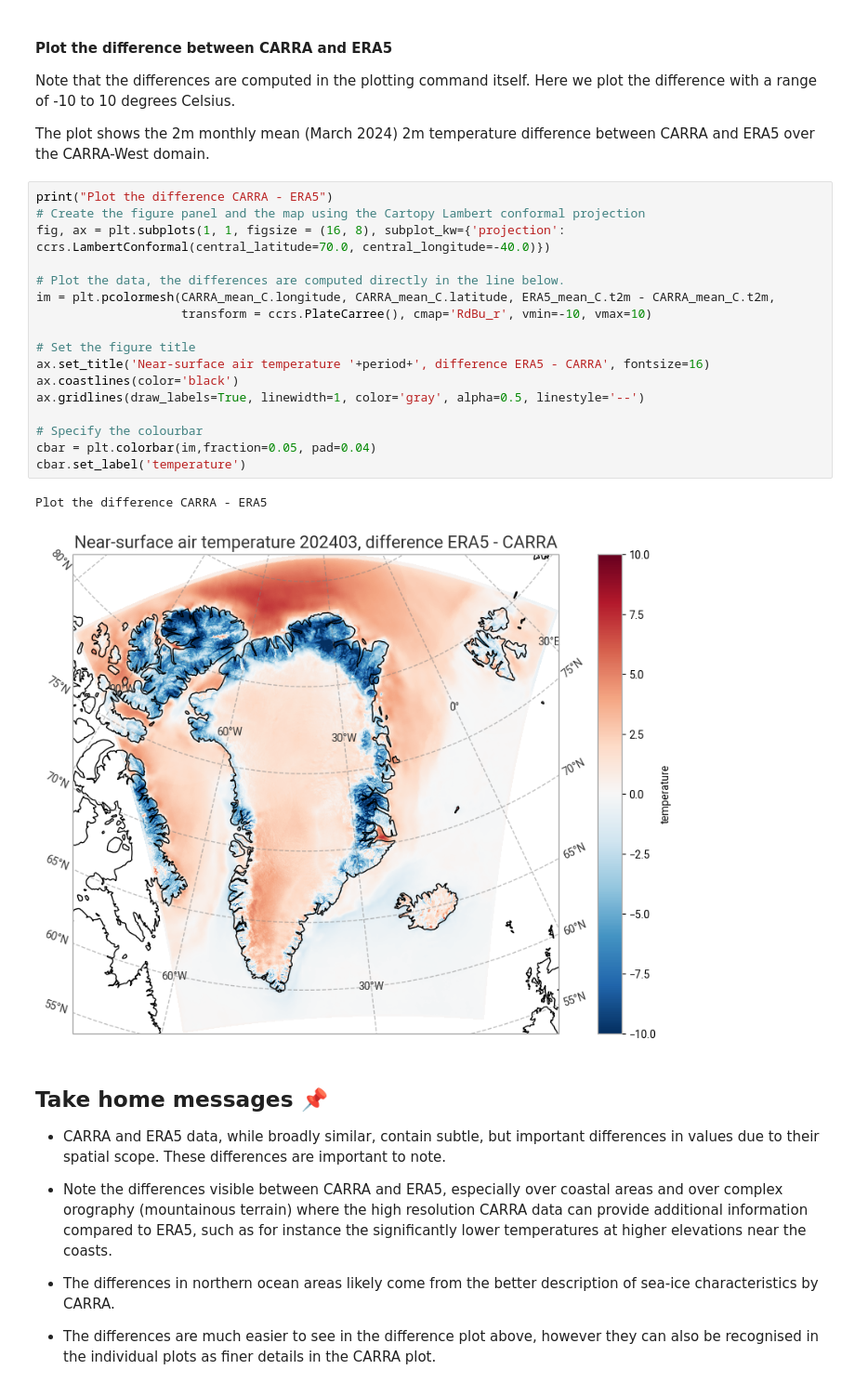
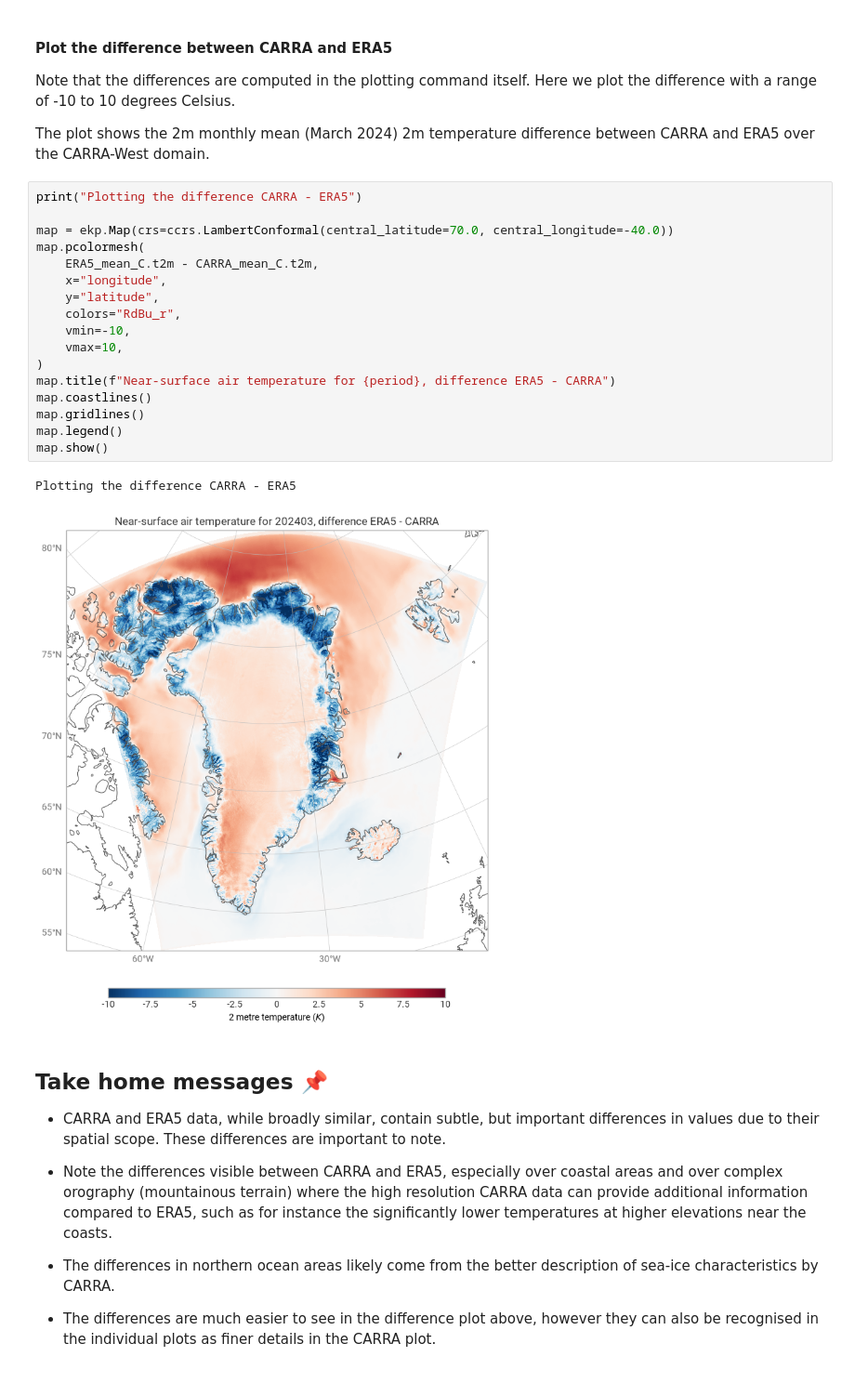
Before and after one commit to ecmwf-training/c3s-training-submodule-reanalysis, a Jupyter notebook: reanalysis-carra-era5-t2m.ipynb, the cells around one changed output. Shown at 93% size. Cells and saved outputs as stored; diff of their text form.

```diff
--- a/reanalysis-carra-era5-t2m.ipynb
+++ b/reanalysis-carra-era5-t2m.ipynb
@@ -303,26 +383,26 @@ Plotting ERA5 mean surface temperature
 Note that the differences are computed in the plotting command itself. Here we plot the difference with a range of -10 to 10 degrees Celsius.
 
 The plot shows the 2m monthly mean (March 2024) 2m temperature difference between CARRA and ERA5 over the CARRA-West domain.
-# %%
-print("Plot the difference CARRA - ERA5")
-# Create the figure panel and the map using the Cartopy Lambert conformal projection
-fig, ax = plt.subplots(1, 1, figsize = (16, 8), subplot_kw={'projection': ccrs.LambertConformal(central_latitude=70.0, central_longitude=-40.0)})
-
-# Plot the data, the differences are computed directly in the line below.
-im = plt.pcolormesh(CARRA_mean_C.longitude, CARRA_mean_C.latitude, ERA5_mean_C.t2m - CARRA_mean_C.t2m,
-                    transform = ccrs.PlateCarree(), cmap='RdBu_r', vmin=-10, vmax=10)
-
-# Set the figure title
-ax.set_title('Near-surface air temperature '+period+', difference ERA5 - CARRA', fontsize=16)
-ax.coastlines(color='black')
-ax.gridlines(draw_labels=True, linewidth=1, color='gray', alpha=0.5, linestyle='--')
-
-# Specify the colourbar
-cbar = plt.colorbar(im,fraction=0.05, pad=0.04)
-cbar.set_label('temperature')
-# %% [output]
-Plot the difference CARRA - ERA5
-[figure, removed]
+# %%
+print("Plotting the difference CARRA - ERA5")
+
+map = ekp.Map(crs=ccrs.LambertConformal(central_latitude=70.0, central_longitude=-40.0))
+map.pcolormesh(
+    ERA5_mean_C.t2m - CARRA_mean_C.t2m,
+    x="longitude",
+    y="latitude",
+    colors="RdBu_r",
+    vmin=-10,
+    vmax=10,
+)
+map.title(f"Near-surface air temperature for {period}, difference ERA5 - CARRA")
+map.coastlines()
+map.gridlines()
+map.legend()
+map.show()
+# %% [output]
+Plotting the difference CARRA - ERA5
+[figure, added]
 # %% [markdown]
 ## Take home messages 📌
 
```
Also changed, not shown: parts of 20 cells of this notebook, 1 other file.
